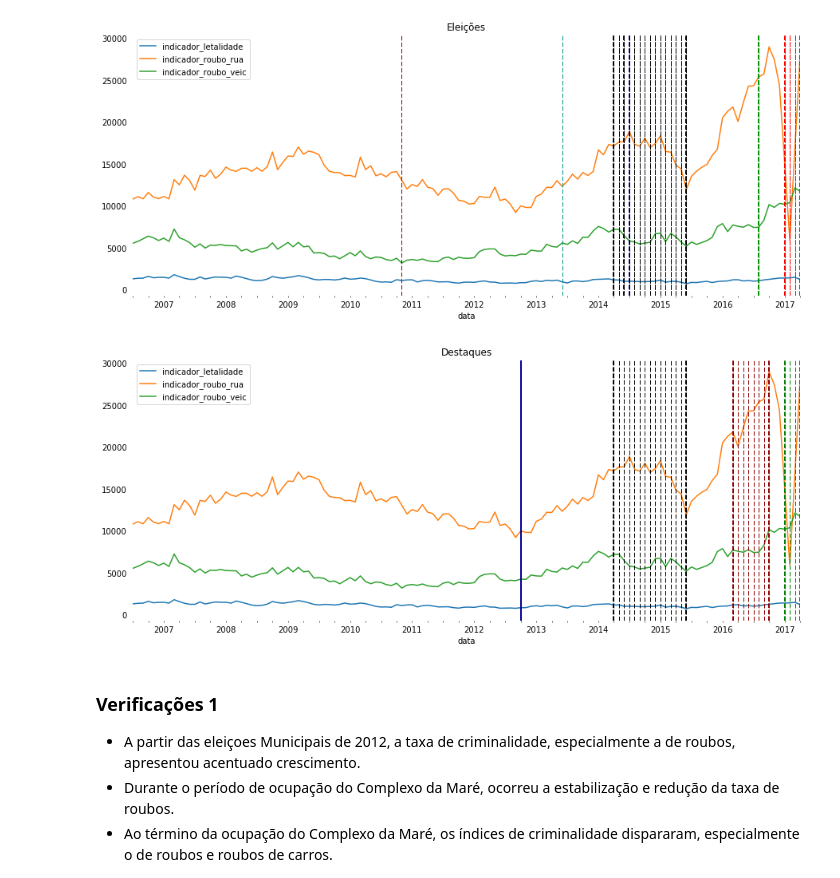
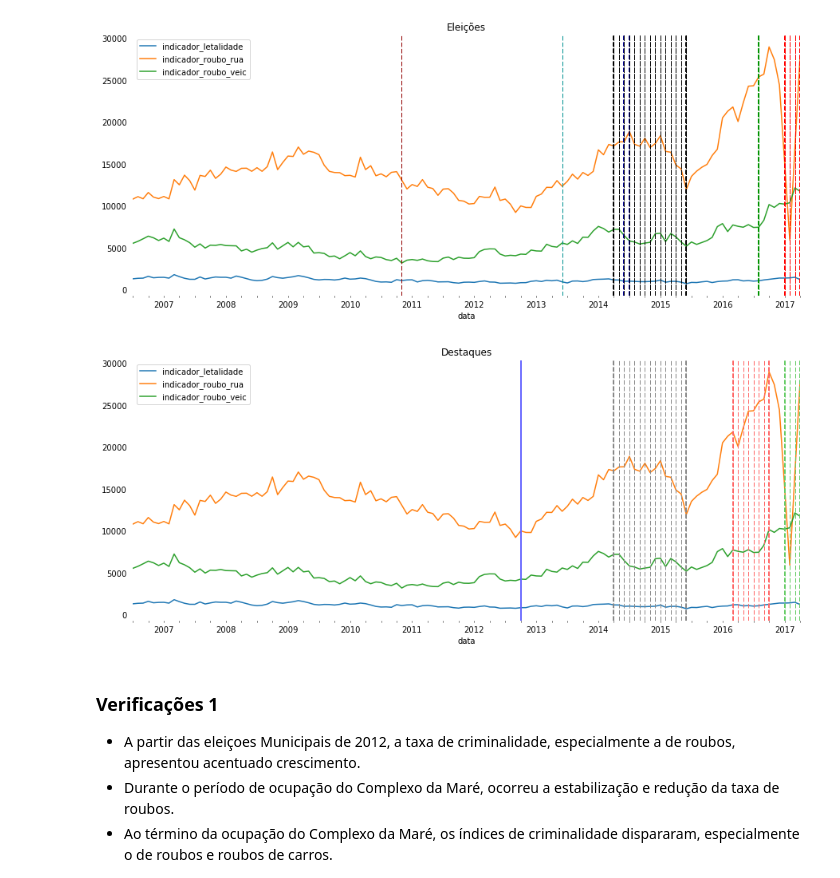
Before and after one commit to danielesteves/rjseg, a Jupyter notebook: RioSeg.ipynb, the cells around one changed output. Drawn from its saved outputs; the diff is of its cells as text; code cells hidden in the pictures.

```diff
--- a/RioSeg.ipynb
+++ b/RioSeg.ipynb
@@ -343,27 +343,27 @@ plt.show()
 # %%
 data_per100k.groupby(['data']).sum()[['indicador_letalidade','indicador_roubo_rua','indicador_roubo_veic']].plot(figsize=(15,6))
 
 ax = plt.gca()
 
 #Ocupação da Maré
-mark_period(dt.datetime(2014,4,5), dt.datetime(2015,6,30), '#000000')
+mark_period(dt.datetime(2014,4,5), dt.datetime(2015,6,30), '#888888')
 
 #Greve Polícia Civil
-mark_period(dt.datetime(2017,1,20), dt.datetime(2017,4,7), 'g')
+mark_period(dt.datetime(2017,1,20), dt.datetime(2017,4,7), '#66CC66')
 
 #Eleições Municipais de 2012
-ax.axvline(pd.to_datetime('2012-10-05'), color='#000092', linestyle='-', lw=2)
+ax.axvline(pd.to_datetime('2012-10-05'), color='#6666FF', linestyle='-', lw=2)
 
 #Governo Dorneles
-mark_period(dt.datetime(2016,3,28), dt.datetime(2016,10,31), '#920000')
+mark_period(dt.datetime(2016,3,28), dt.datetime(2016,10,31), '#FF6666')
 
 plt.tick_params(bottom='off', top='off', left='off', right='off')
 for spine in ax.spines:
     ax.spines[spine].set_visible(False)
 ax.set_title('Destaques')
 plt.show()
 # %% [output]
-[figure, old version]
+[figure, new version]
 # %% [markdown]
 ### Verificações 1
 * A partir das eleiçoes Municipais de 2012, a taxa de criminalidade, especialmente a de roubos, apresentou acentuado crescimento.
```
